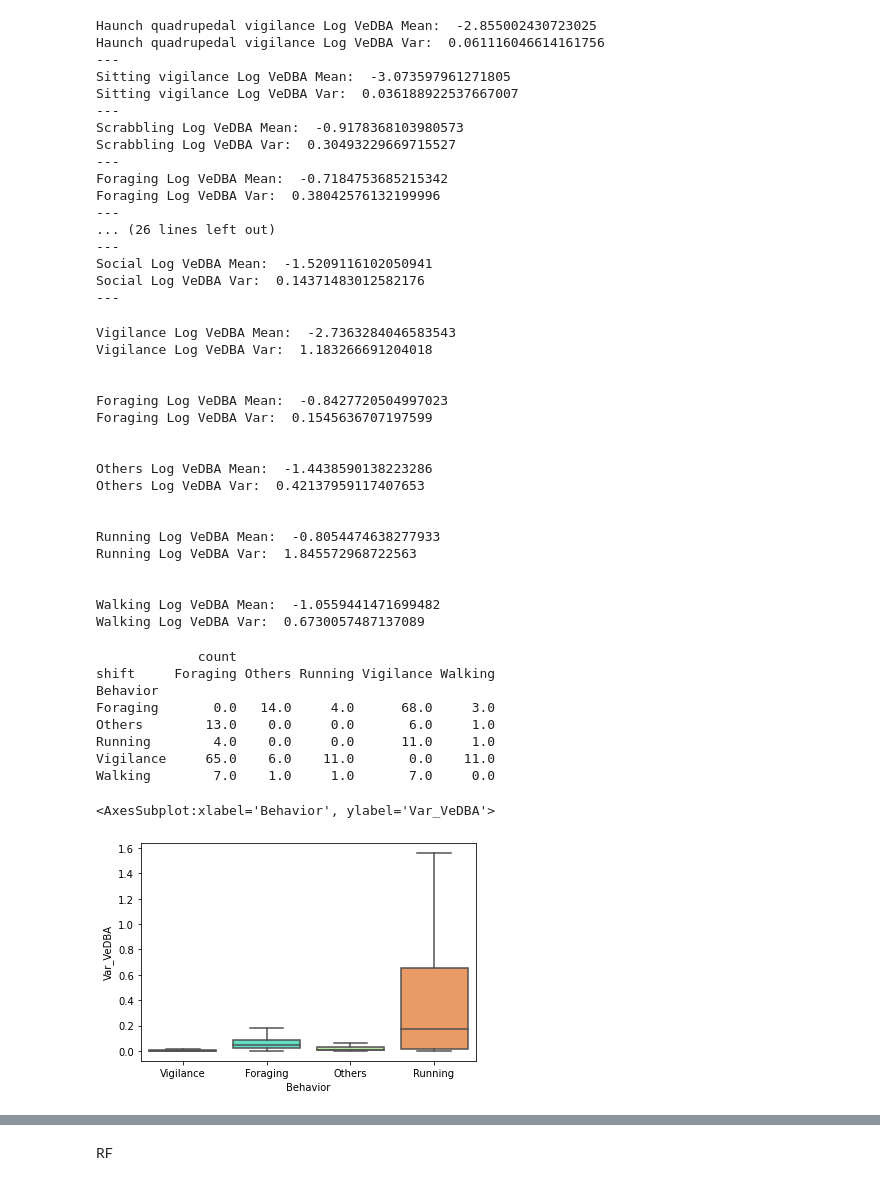
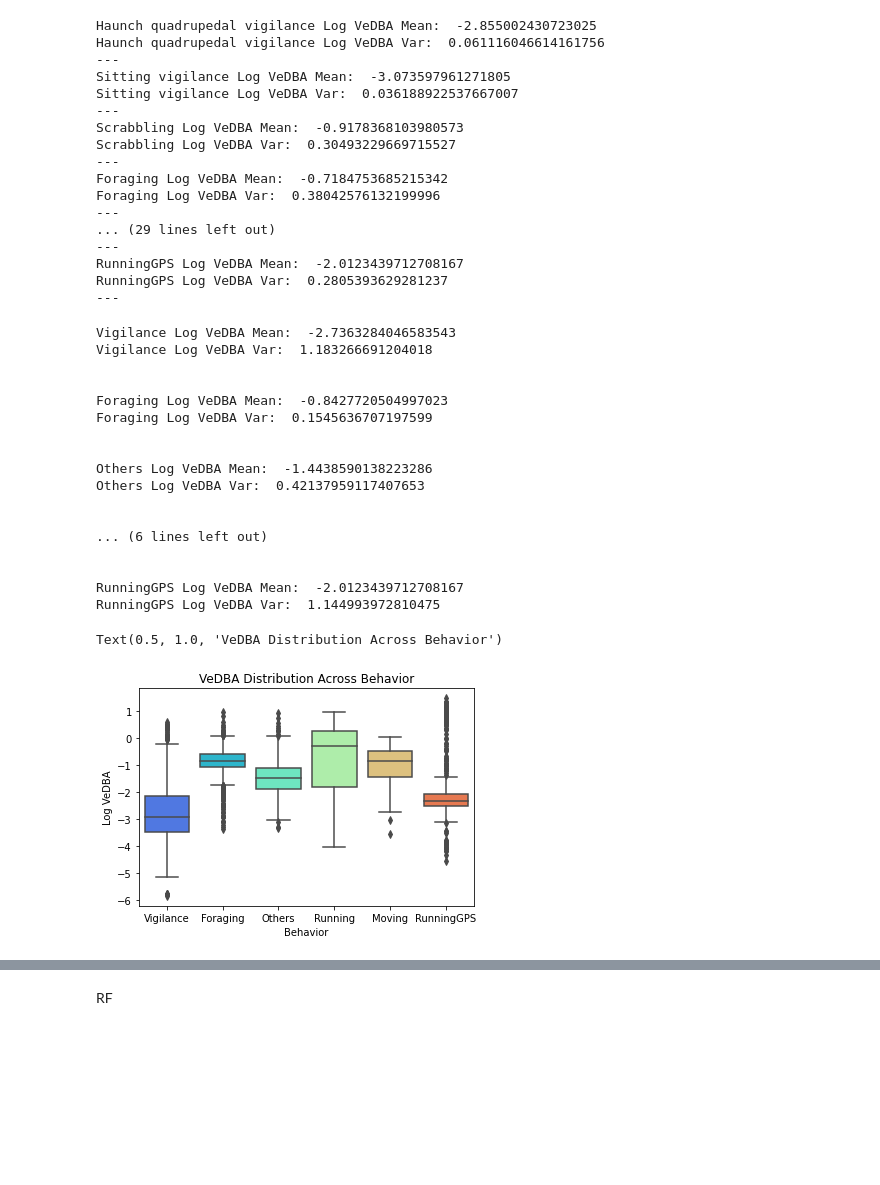
Before and after one commit to amlan-nayak/meerkat-box, a Jupyter notebook: Model_training.ipynb, the cells around one changed output, grey strips where cells are left out. Saved outputs shown, nothing was run; the diff lists cells and outputs as text; code cells hidden in the pictures; blank space fills up the shorter version.

```diff
--- a/Model_training.ipynb
+++ b/Model_training.ipynb
@@ -11,16 +11,16 @@ from sklearn.ensemble import RandomForestClassifier
 from sklearn.metrics import confusion_matrix,accuracy_score,plot_confusion_matrix
 from sklearn.decomposition import PCA
 # %%
-data_file = '/media/amlan/Data/Thesis Data/Processed Data/train_data.csv'
+data_file = '/media/amlan/Data/Thesis Data/Processed Data/new_train_data.csv'
 df = pd.read_csv(data_file, index_col=0)
 df = df.reset_index(drop=True)
 
 df = df[df.Behavior != 'No observation']
-df = df[df.VeDBA > 1e-7]
+df = df[df.VeDBA > 1e-5]
 df.VeDBA  = np.log(df.VeDBA)
 df = df.rename(columns={'VeDBA': 'Log VeDBA'})
 
-
+#df = df.drop(['StdNorm'], axis=1)
 df['Timestamp'] = pd.to_datetime(df['Timestamp'])
 df = df.reset_index(drop=True)
 df.Behavior.value_counts()
@@ -58,16 +59,19 @@ Scrabbling Log VeDBA Var:  0.30493229669715527
 Foraging Log VeDBA Mean:  -0.7184753685215342
 Foraging Log VeDBA Var:  0.38042576132199996
 ---
-... (26 lines left out)
+... (29 lines left out)
 ---
-Social Log VeDBA Mean:  -1.5209116102050941
-Social Log VeDBA Var:  0.14371483012582176
+RunningGPS Log VeDBA Mean:  -2.0123439712708167
+RunningGPS Log VeDBA Var:  0.2805393629281237
 ---
 # %%
 df.loc[df['Behavior'] == 'Sitting vigilance','Behavior'] = 'Vigilance'
 df.loc[df['Behavior'] == 'Bipedal vigilance','Behavior'] = 'Vigilance'
 df.loc[df['Behavior'] == 'Haunch quadrupedal vigilance','Behavior'] = 'Vigilance'
 df.loc[df['Behavior'] == 'Standing quadrupedal vigilance','Behavior'] = 'Vigilance'
+
+df.loc[df['Behavior'] == 'Walking','Behavior'] = 'Moving'
+
 
 df.loc[df['Behavior'] == 'Scrabbling','Behavior'] = 'Foraging' #Change
 
@@ -95,40 +99,19 @@ Others Log VeDBA Mean:  -1.4438590138223286
 Others Log VeDBA Var:  0.42137959117407653
 
 
-Running Log VeDBA Mean:  -0.8054474638277933
-Running Log VeDBA Var:  1.845572968722563
+... (6 lines left out)
 
 
-Walking Log VeDBA Mean:  -1.0559441471699482
-Walking Log VeDBA Var:  0.6730057487137089
+RunningGPS Log VeDBA Mean:  -2.0123439712708167
+RunningGPS Log VeDBA Var:  1.144993972810475
-# %%
-df['shift'] = df['Behavior'].shift(-1)
-a = df.loc[:,['Behavior','shift']]
-df.drop(['shift'],axis=1,inplace=True)
-a = a[a['Behavior']!=a['shift']]
-a['count'] = 1
-print(a.groupby(['Behavior','shift']).count().unstack().fillna(0))
-# %% [output]
-             count
-shift     Foraging Others Running Vigilance Walking
-Behavior
-Foraging       0.0   14.0     4.0      68.0     3.0
-Others        13.0    0.0     0.0       6.0     1.0
-Running        4.0    0.0     0.0      11.0     1.0
-Vigilance     65.0    6.0    11.0       0.0    11.0
-Walking        7.0    1.0     1.0       7.0     0.0
-# %%
-df.loc[df['Behavior'] == 'Walking','Behavior'] = 'Foraging'
 # %%
 import seaborn as sns
 
-#MAKE VIOLIN PLOTS
-
 fig,ax = plt.subplots()
-sns.boxplot(x='Behavior',y='Var_VeDBA',data=df[['Behavior','Var_VeDBA']], palette='rainbow',showfliers=False)
-#plt.title("VeDBA Distribution Across Behavior")
+sns.boxplot(x='Behavior',y='Log VeDBA',data=df[['Behavior','Log VeDBA']], palette='rainbow',showfliers=True)
+plt.title("VeDBA Distribution Across Behavior")
 # %% [output]
-<AxesSubplot:xlabel='Behavior', ylabel='Var_VeDBA'>
+Text(0.5, 1.0, 'VeDBA Distribution Across Behavior')
-[figure, old version]
+[figure, new version]
 # %%
 #plt.hist(np.log(df.loc[df['Behavior'] != 'Running','StdNorm']),bins=50,color='b',density='True')
```
Also changed, not shown: parts of 19 cells of this notebook, 4 other files.
